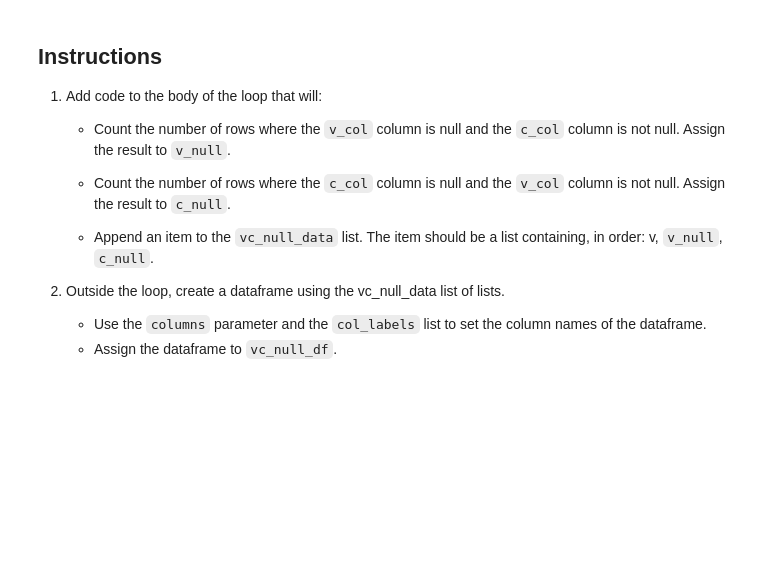
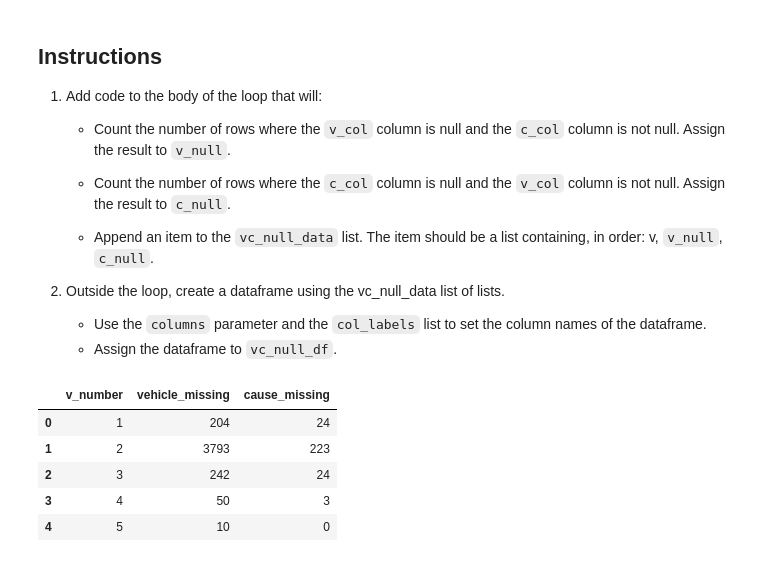
Before and after one commit to TomazFilgueira/Dq_Datascientist, a Jupyter notebook: 04_Data_Cleaning/04_2_Advanced_data_cleaning/4_Working_with_missing_data.ipynb, the cells around one changed output. Saved outputs shown, nothing was run; the diff lists cells and outputs as text; code cells hidden in the pictures; blank space fills up the shorter version.

```diff
--- a/04_Data_Cleaning/04_2_Advanced_data_cleaning/4_Working_with_missing_data.ipynb
+++ b/04_Data_Cleaning/04_2_Advanced_data_cleaning/4_Working_with_missing_data.ipynb
@@ -418,3 +418,24 @@ Let's explore the variations in missing values from these five pairs of columns.
 
     * Use the `columns` parameter and the `col_labels` list to set the column names of the dataframe.
     * Assign the dataframe to `vc_null_df`.
+# %%
+col_labels = ['v_number', 'vehicle_missing', 'cause_missing']
+
+vc_null_data = []
+
+for v in range(1,6):
+    v_col = f'vehicle_{v}'
+    c_col = f'cause_vehicle_{v}'
+    v_null = (mvc[v_col].isnull() & mvc[c_col].notnull()).sum()
+    c_null = (mvc[c_col].isnull() & mvc[v_col].notnull()).sum()
+    vc_null_data.append([v,v_null,c_null])
+
+vc_null_df = pd.DataFrame(vc_null_data,columns=["v_number","vehicle_missing","cause_missing"])
+vc_null_df
+# %% [output]
+|  | v_number | vehicle_missing | cause_missing |
+| 0 | 1 | 204 | 24 |
+| 1 | 2 | 3793 | 223 |
+| 2 | 3 | 242 | 24 |
+| 3 | 4 | 50 | 3 |
+| 4 | 5 | 10 | 0 |
```
Also changed, not shown: parts of 7 cells of this notebook.
